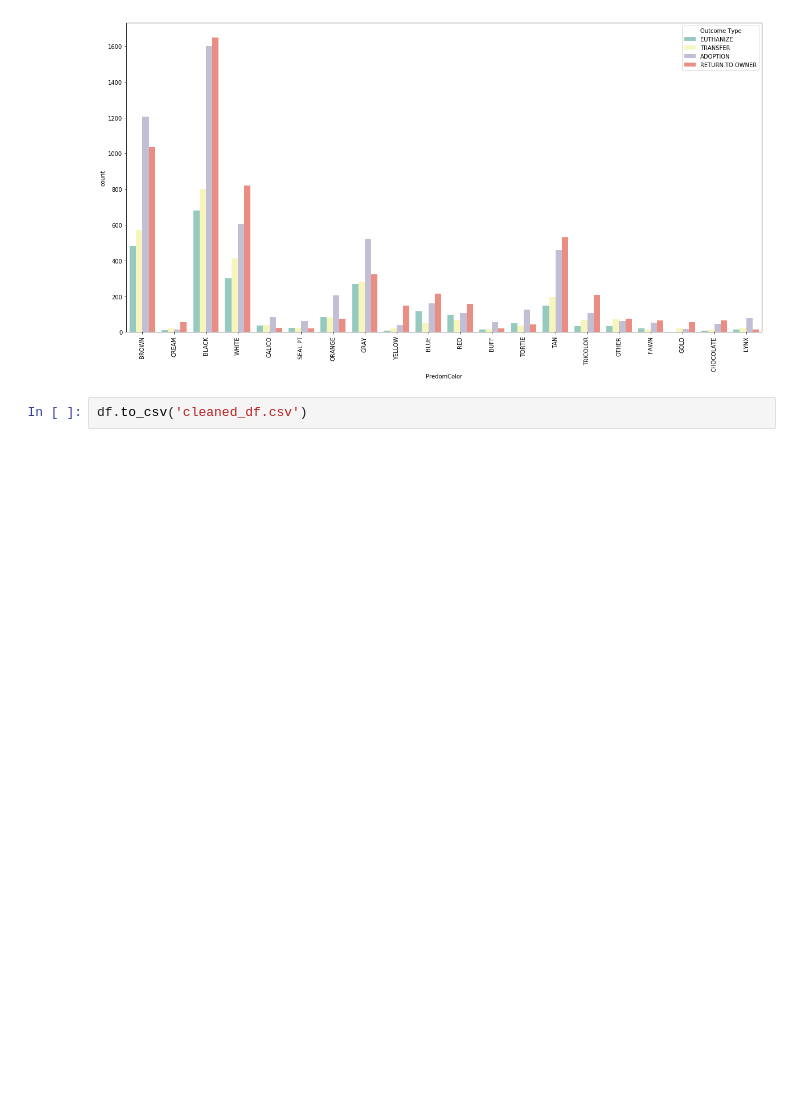
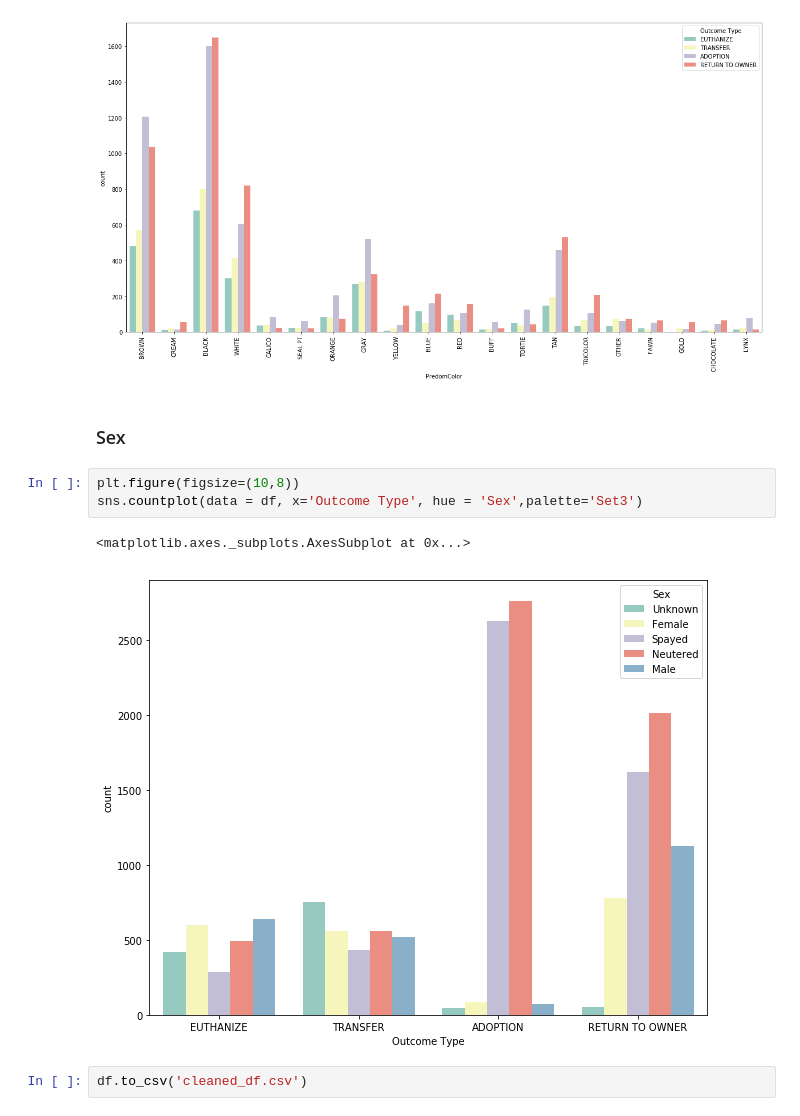
Before and after one commit to MsJacksonIYN/PetAdoptionClassification, a Jupyter notebook: EDA&DataCleaning.ipynb, the cells around one changed output. Cells and saved outputs as stored; diff of their text form; blank space fills up the shorter version.

```diff
--- a/EDA&DataCleaning.ipynb
+++ b/EDA&DataCleaning.ipynb
@@ -793,5 +793,13 @@ sns.countplot(data = df, x='PredomColor', hue = 'Outcome Type',palette='Set3')
 # %% [output]
 <matplotlib.axes._subplots.AxesSubplot at 0x...>
 [figure]
+# %% [markdown]
+### Sex
+# %%
+plt.figure(figsize=(10,8))
+sns.countplot(data = df, x='Outcome Type', hue = 'Sex',palette='Set3')
+# %% [output]
+<matplotlib.axes._subplots.AxesSubplot at 0x...>
+[figure, added]
 # %%
 df.to_csv('cleaned_df.csv')
```
Also changed, not shown: 12 other files.
